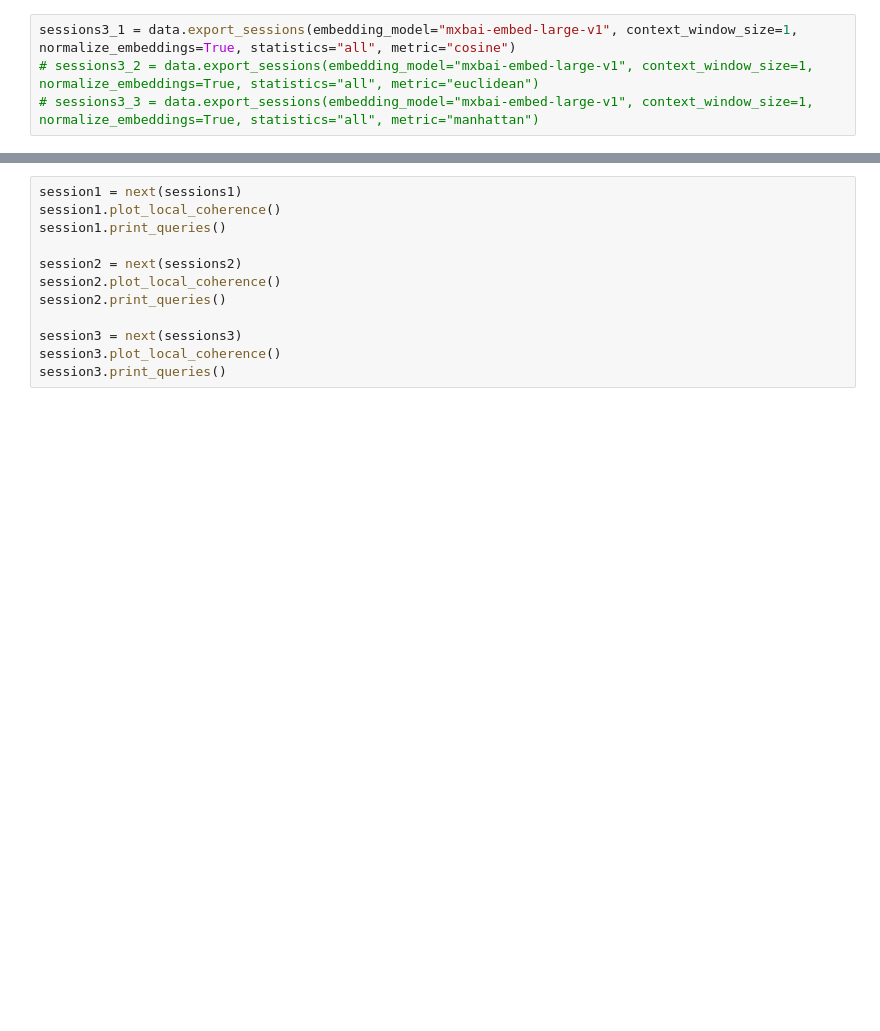
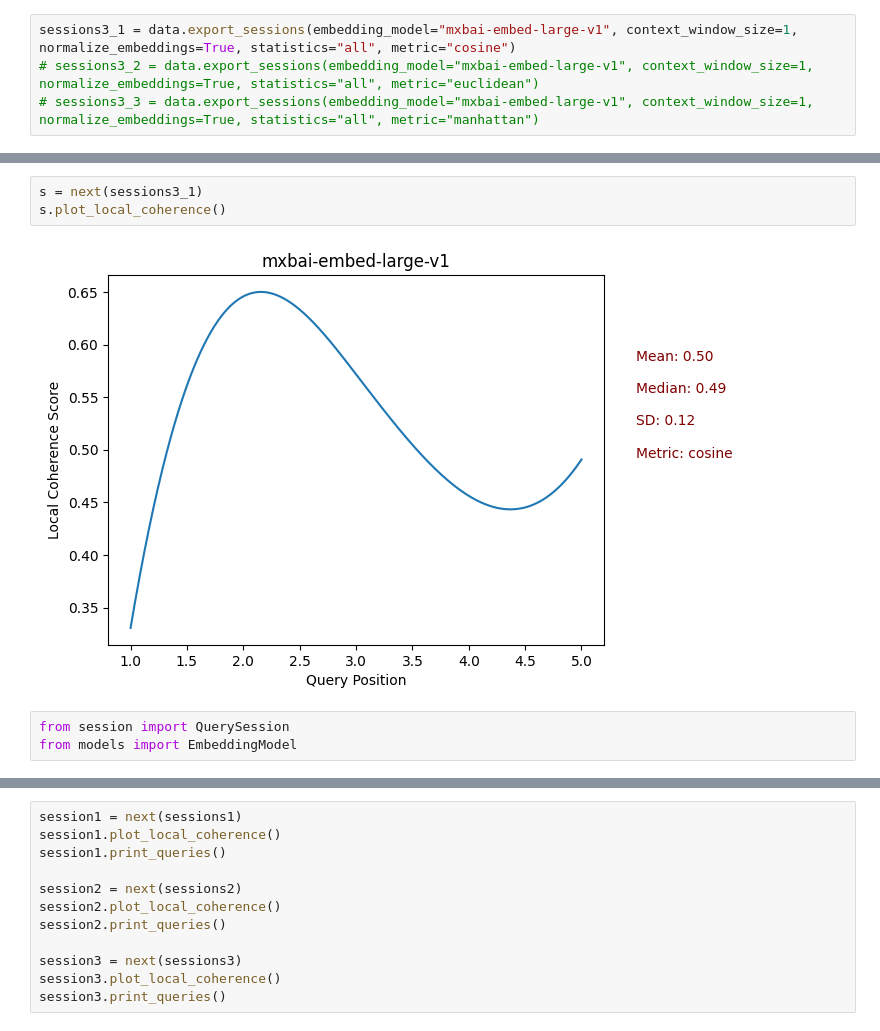
Before and after one commit to almasria/discourse_coherenc, a Jupyter notebook: components/notebook.ipynb, the cells around one changed output, grey strips where cells are left out. Saved outputs shown, nothing was run; the diff lists cells and outputs as text; blank space fills up the shorter version.

```diff
--- a/components/notebook.ipynb
+++ b/components/notebook.ipynb
@@ -564,0 +575,8 @@ sessions3_1 = data.export_sessions(embedding_model="mxbai-embed-large-v1", conte
+# %%
+s = next(sessions3_1)
+s.plot_local_coherence()
+# %% [output]
+[figure, added]
+# %%
+from session import QuerySession
+from models import EmbeddingModel
```
Also changed, not shown: parts of 18 cells of this notebook, 15 other files.
